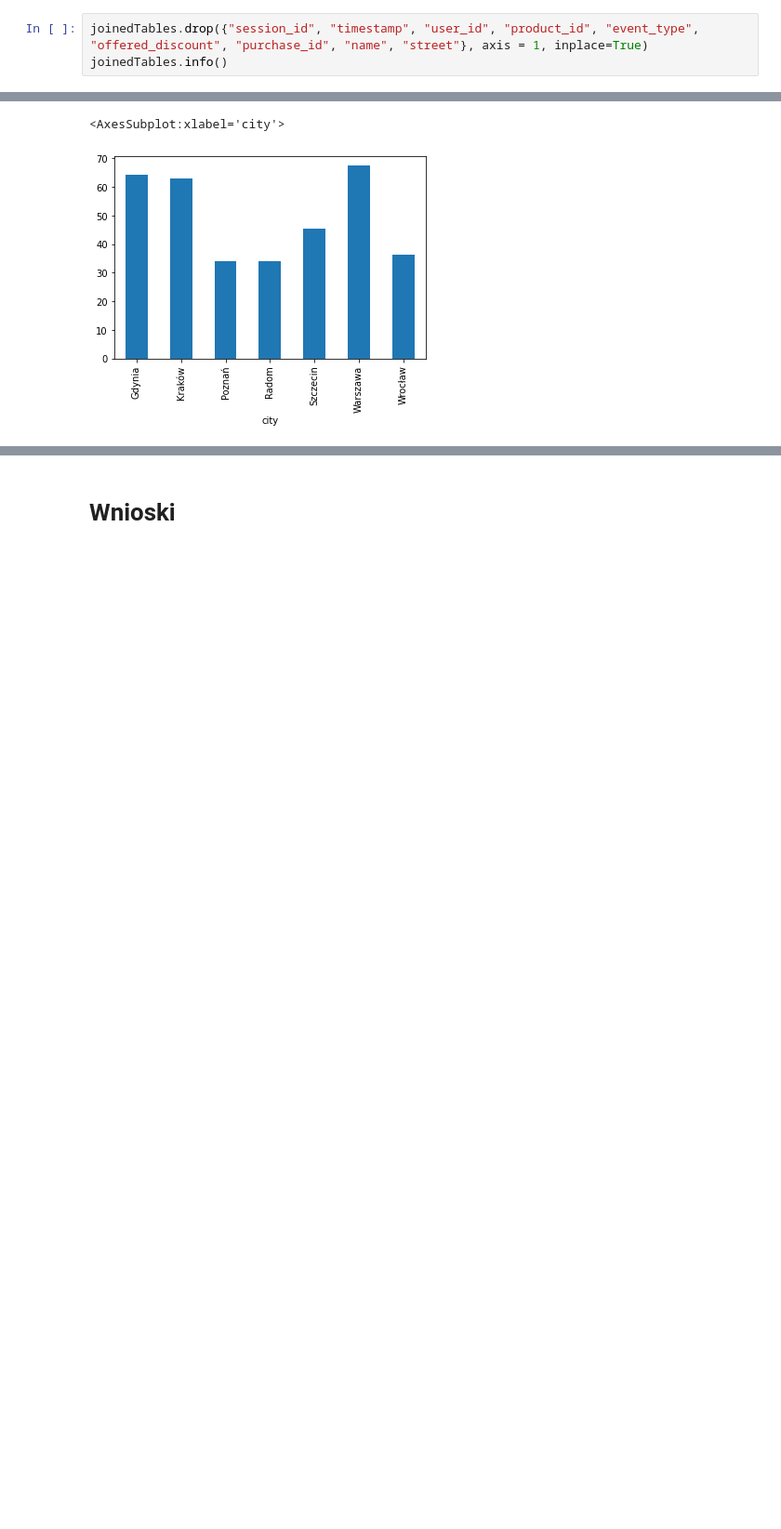
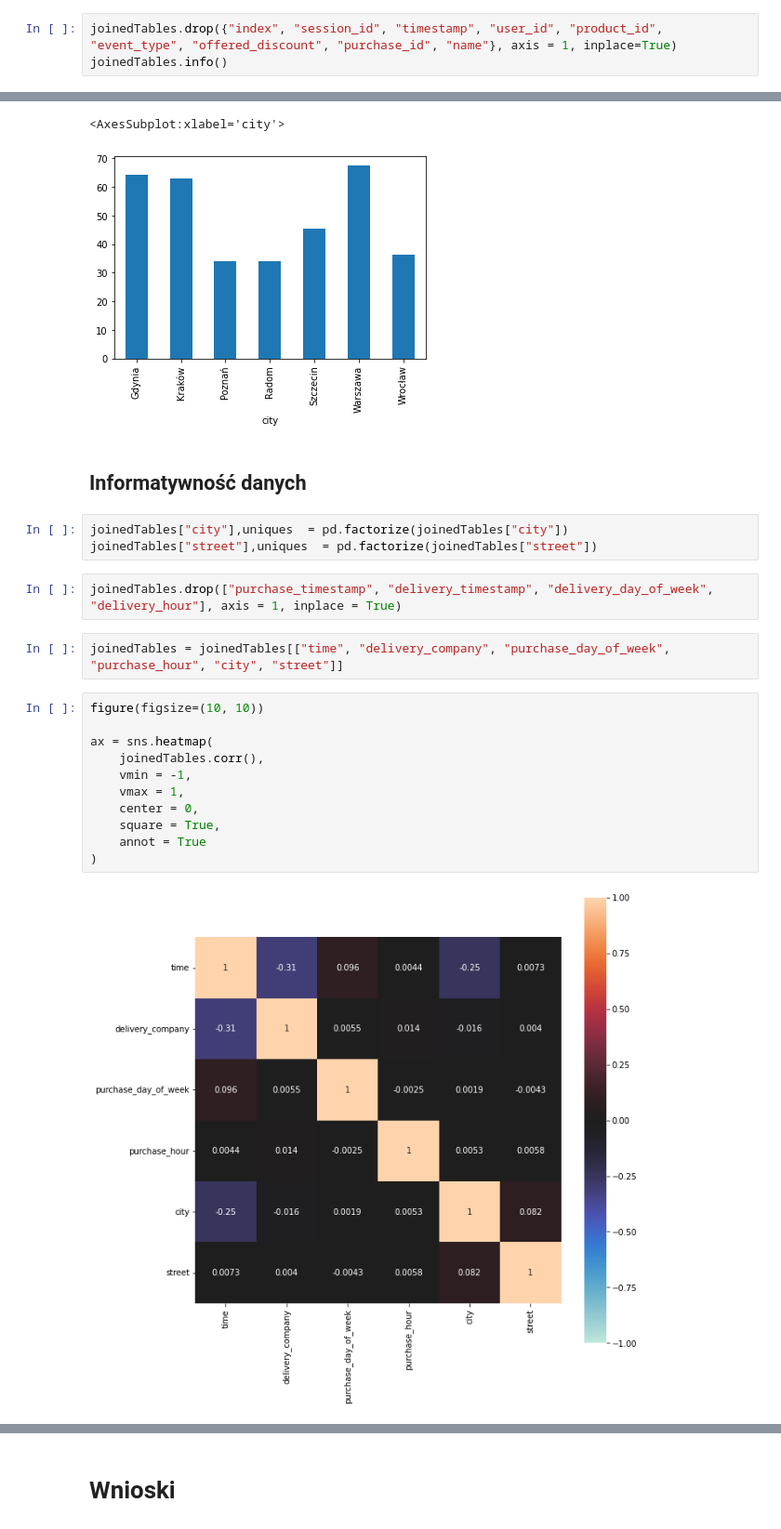
Before and after one commit to madamskip1/ML_delivery_time_prediction, a Jupyter notebook: notebook/Analiza danych.ipynb, the cells around one changed output, grey strips where cells are left out. Shown at 93% size. Drawn from its saved outputs; the diff is of its cells as text; blank space fills up the shorter version.

```diff
--- a/notebook/Analiza danych.ipynb
+++ b/notebook/Analiza danych.ipynb
@@ -473,5 +475,5 @@ Jak widzimy city oraz delivery_company mają istotny wpływ na czas dostawy.
 # %%
-joinedTables.drop({"session_id", "timestamp", "user_id", "product_id", "event_type", "offered_discount", "purchase_id", "name", "street"}, axis = 1, inplace=True)
+joinedTables.drop({"index", "session_id", "timestamp", "user_id", "product_id", "event_type", "offered_discount", "purchase_id", "name"}, axis = 1, inplace=True)
 joinedTables.info()
 # %% [output]
 <class 'pandas.core.frame.DataFrame'>
@@ -577,3 +579,25 @@ cityDeliveryTime.plot(kind='bar')
 # %% [output]
 <AxesSubplot:xlabel='city'>
 [figure]
+# %% [markdown]
+## Informatywność danych
+# %%
+joinedTables["city"],uniques  = pd.factorize(joinedTables["city"])
+joinedTables["street"],uniques  = pd.factorize(joinedTables["street"])
+# %%
+joinedTables.drop(["purchase_timestamp", "delivery_timestamp", "delivery_day_of_week", "delivery_hour"], axis = 1, inplace = True)
+# %%
+joinedTables = joinedTables[["time", "delivery_company", "purchase_day_of_week", "purchase_hour", "city", "street"]]
+# %%
+figure(figsize=(10, 10))
+
+ax = sns.heatmap(
+    joinedTables.corr(),
+    vmin = -1,
+    vmax = 1,
+    center = 0,
+    square = True,
+    annot = True
+)
+# %% [output]
+[figure, added]
```
Also changed, not shown: parts of 20 cells of this notebook.
